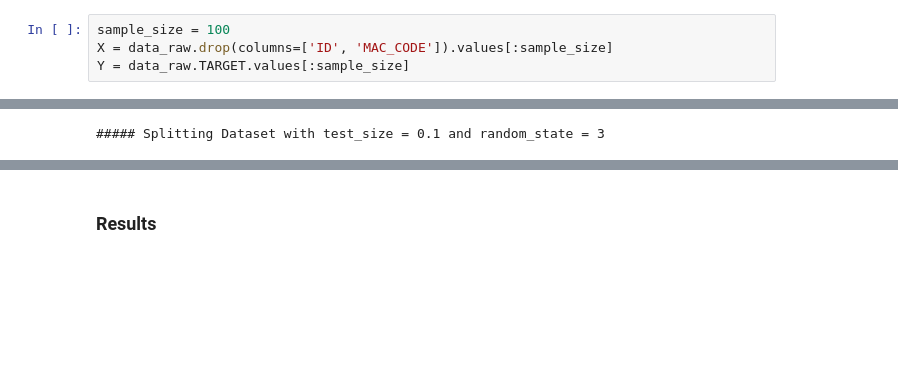
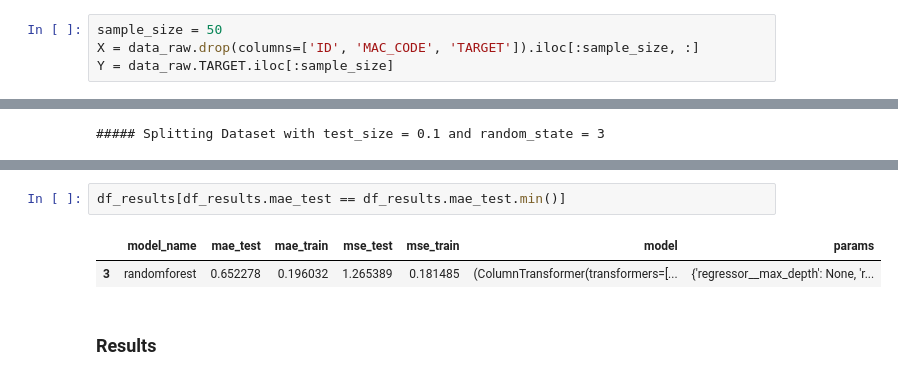
Before and after one commit to nsimonovici/Datacamp-engie, a Jupyter notebook: datacamp_engie_nsi.ipynb, the cells around one changed output, grey strips where cells are left out. Cells and saved outputs as stored; diff of their text form; blank space fills up the shorter version.

```diff
--- a/datacamp_engie_nsi.ipynb
+++ b/datacamp_engie_nsi.ipynb
@@ -73,9 +78,9 @@ En attendant un modèle gagnant par éolienne, puis on prédit sur toutes les li
 # %% [markdown]
 ## Echantillon d'essais et de debuguage
 # %%
-sample_size = 100
-X = data_raw.drop(columns=['ID', 'MAC_CODE']).values[:sample_size]
-Y = data_raw.TARGET.values[:sample_size]
+sample_size = 50
+X = data_raw.drop(columns=['ID', 'MAC_CODE', 'TARGET']).iloc[:sample_size, :]
+Y = data_raw.TARGET.iloc[:sample_size]
 # %%
 comparison = RegressionModelComparison(
     X,
@@ -200,3 +194,8 @@ TypeError: 'NoneType' object is not subscriptable
+# %%
+df_results[df_results.mae_test == df_results.mae_test.min()]
+# %% [output]
+|  | model_name | mae_test | mae_train | mse_test | mse_train | model | params |
+| 3 | randomforest | 0.652278 | 0.196032 | 1.265389 | 0.181485 | (ColumnTransformer(transformers=[... | {'regressor__max_depth': None, 'r... |
 # %% [markdown]
 ### Results
 # %%
```
Also changed, not shown: parts of 8 cells of this notebook, 2 other files.
